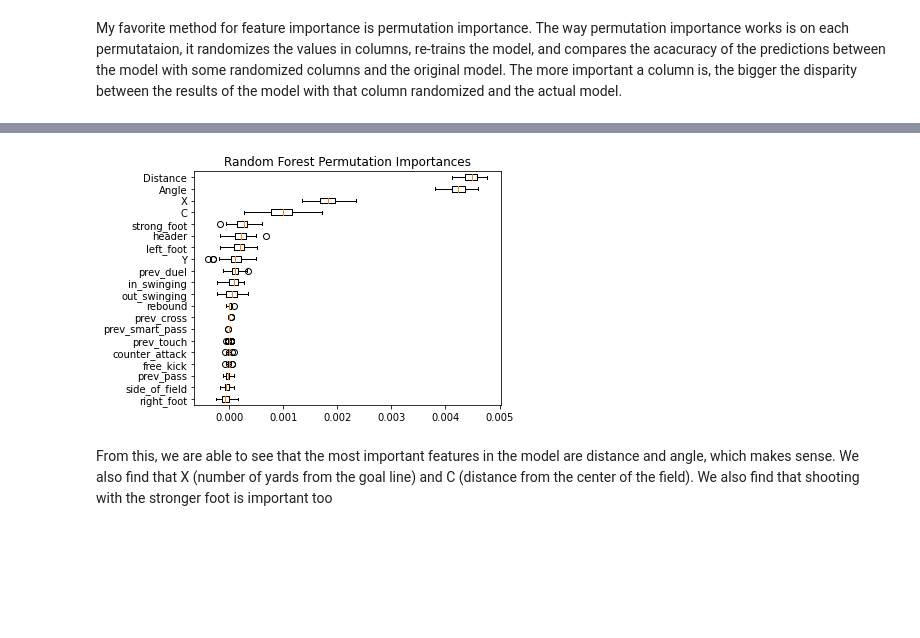
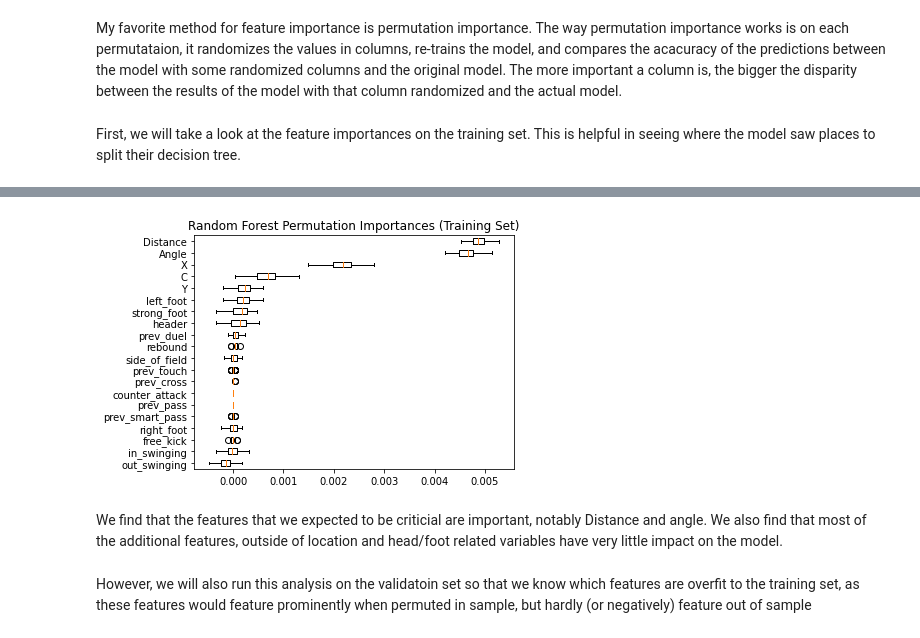
Before and after one commit to andrewsimplebet/expected_goals_deep_dive, a Jupyter notebook: 1. Random Forest Cross Validation And Hyperparameter Tuning.ipynb, the cells around one changed output, grey strips where cells are left out. Cells and saved outputs as stored; diff of their text form; code cells hidden in the pictures; blank space fills up the shorter version.

```diff
--- a/1. Random Forest Cross Validation And Hyperparameter Tuning.ipynb
+++ b/1. Random Forest Cross Validation And Hyperparameter Tuning.ipynb
@@ -467,9 +471,9 @@ max_depth_test_loss=[]
 
 for depth in max_depth_x_axis:
     model_to_test = initial_random_forest_model.set_params(**{"max_depth": depth})
-    model_to_test.fit(x_train, y_train)
-    train_predict = model_to_test.predict_proba(x_train)
-    test_predict = model_to_test.predict_proba(x_test)
-    max_depth_train_loss.append(log_loss(y_train, train_predict[:,-1]))
-    max_depth_test_loss.append(log_loss(y_test, test_predict[:,-1]))
+    model_to_test.fit(x_train_2, y_train_2)
+    train_predict = model_to_test.predict_proba(x_train_2)
+    test_predict = model_to_test.predict_proba(x_val)
+    max_depth_train_loss.append(log_loss(y_train_2, train_predict[:,-1]))
+    max_depth_test_loss.append(log_loss(y_val, test_predict[:,-1]))
 # %%
@@ -503,9 +505,9 @@ max_features_test_loss=[]
 
 for features in max_features_x_axis:
     model_to_test = initial_random_forest_model.set_params(**{"max_features": features})
-    model_to_test.fit(x_train, y_train)
-    train_predict = model_to_test.predict_proba(x_train)
-    test_predict = model_to_test.predict_proba(x_test)
-    max_features_train_loss.append(log_loss(y_train, train_predict[:,-1]))
-    max_features_test_loss.append(log_loss(y_test, test_predict[:,-1]))
+    model_to_test.fit(x_train_2, y_train_2)
+    train_predict = model_to_test.predict_proba(x_train_2)
+    test_predict = model_to_test.predict_proba(x_val)
+    max_features_train_loss.append(log_loss(y_train_2, train_predict[:,-1]))
+    max_features_test_loss.append(log_loss(y_val, test_predict[:,-1]))
 # %%
@@ -539,9 +539,9 @@ min_samples_leaf_test_loss=[]
 
 for samples in min_samples_leaf_x_axis:
     model_to_test = initial_random_forest_model.set_params(**{"min_samples_leaf": samples})
-    model_to_test.fit(x_train, y_train)
-    train_predict = model_to_test.predict_proba(x_train)
-    test_predict = model_to_test.predict_proba(x_test)
-    min_samples_leaf_train_loss.append(log_loss(y_train, train_predict[:,-1]))
-    min_samples_leaf_test_loss.append(log_loss(y_test, test_predict[:,-1]))
+    model_to_test.fit(x_train_2, y_train_2)
+    train_predict = model_to_test.predict_proba(x_train_2)
+    test_predict = model_to_test.predict_proba(x_val)
+    min_samples_leaf_train_loss.append(log_loss(y_train_2, train_predict[:,-1]))
+    min_samples_leaf_test_loss.append(log_loss(y_val, test_predict[:,-1]))
 # %%
@@ -574,9 +574,9 @@ min_samples_split_test_loss=[]
 
 for samples in min_samples_split_x_axis:
     model_to_test = initial_random_forest_model.set_params(**{"min_samples_split": samples})
-    model_to_test.fit(x_train, y_train)
-    train_predict = model_to_test.predict_proba(x_train)
-    test_predict = model_to_test.predict_proba(x_test)
-    min_samples_split_train_loss.append(log_loss(y_train, train_predict[:,-1]))
-    min_samples_split_test_loss.append(log_loss(y_test, test_predict[:,-1]))
+    model_to_test.fit(x_train_2, y_train_2)
+    train_predict = model_to_test.predict_proba(x_train_2)
+    test_predict = model_to_test.predict_proba(x_val)
+    min_samples_split_train_loss.append(log_loss(y_train_2, train_predict[:,-1]))
+    min_samples_split_test_loss.append(log_loss(y_val, test_predict[:,-1]))
 # %%
@@ -625,13 +625,15 @@ One of the main criticisms of tree based models as that it is relatively uninter
 Another method for feature importance is by using Shap values, which @clekraus goes into detail on his notebook.
 # %% [markdown]
 My favorite method for feature importance is permutation importance. The way permutation importance works is on each permutataion, it randomizes the values in columns, re-trains the model, and compares the acacuracy of the predictions between the model with some randomized columns and the original model. The more important a column is, the bigger the disparity between the results of the model with that column randomized and the actual model.
+# %% [markdown]
+First, we will take a look at the feature importances on the training set. This is  helpful in seeing where the model saw places to split their decision tree.
 # %%
-%time  result = permutation_importance(final_rf_model, x_train, y_train, n_repeats=100, random_state=42, n_jobs=-1)
+%time  result = permutation_importance(final_rf_model, x_train_2, y_train_2, n_repeats=100, random_state=42, n_jobs=-1)
 sorted_idx = result.importances_mean.argsort()
 
 fig, ax = plt.subplots()
 ax.boxplot(result.importances[sorted_idx].T, vert=False, labels=x_train.columns[sorted_idx])
-ax.set_title("Random Forest Permutation Importances")
+ax.set_title("Random Forest Permutation Importances (Training Set)")
 fig.tight_layout()
 plt.show()
 # %% [output]
@@ -640,3 +642,5 @@ Wall time: 5min 14s
-[figure, old version]
+[figure, new version]
-# %% [markdown]
-From this, we are able to see that the most important features in the model are distance and angle, which makes sense. We also find that X (number of yards from the goal line) and C (distance from the center of the field). We also find that shooting with the stronger foot is important too
+# %% [markdown]
+We find that the features that we expected to be criticial are important, notably Distance and angle. We also find that most of the additional features, outside of location and head/foot related variables have very little impact on  the model.
+# %% [markdown]
+However, we will also run this analysis on the validatoin set so that we know which features are overfit to the training set, as these features would feature prominently when permuted in sample, but hardly (or negatively) feature out of sample
```
Also changed, not shown: parts of 26 cells of this notebook.
